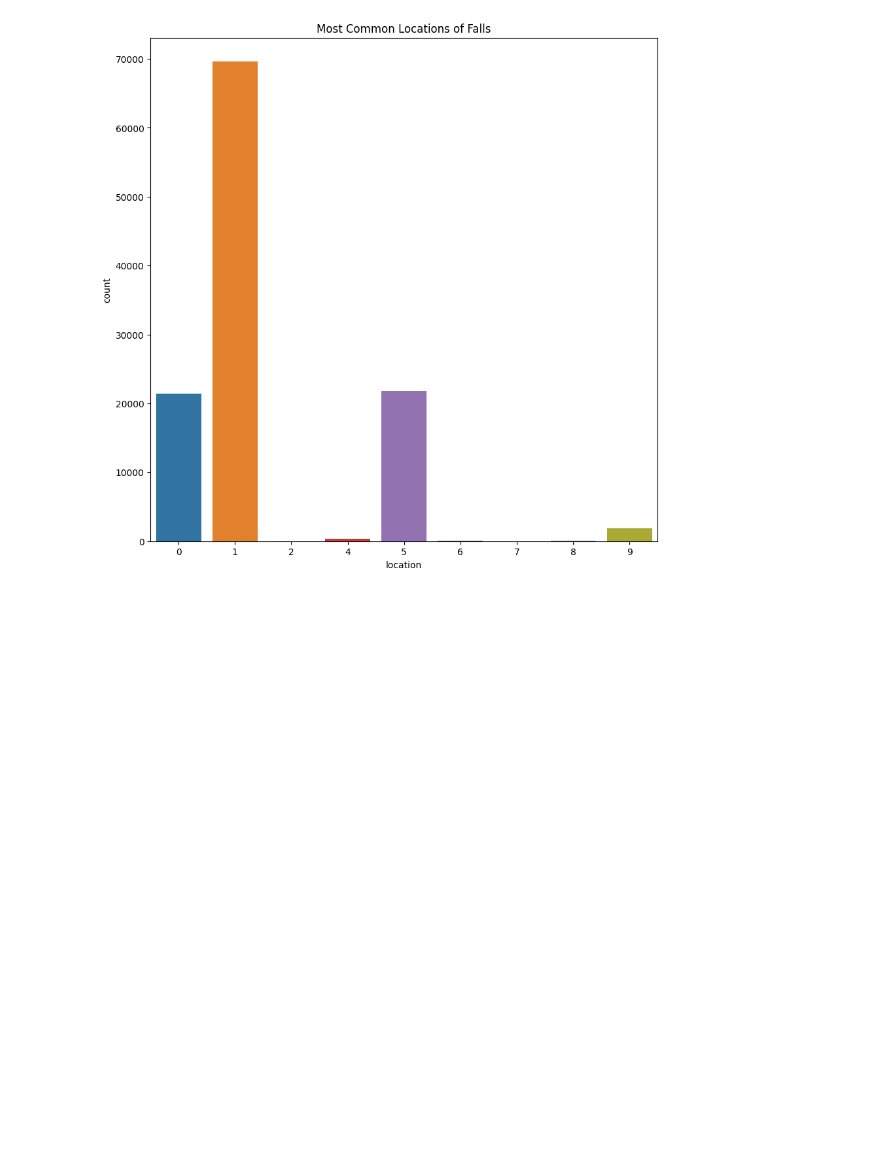
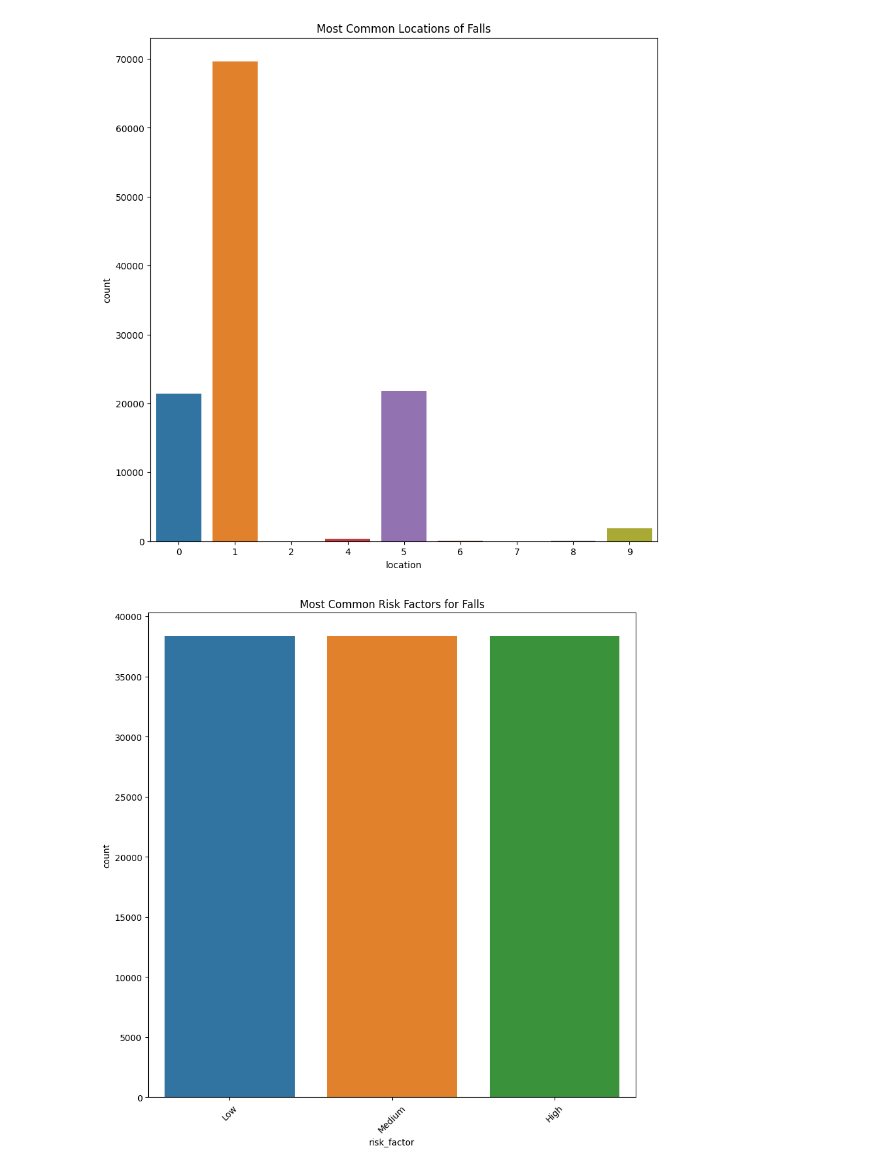
Before and after one commit to magoo34/AD-Attack-Defense, a Jupyter notebook: Unsupervised_Wisdom_Explore_Medical_Narratives_on_Older_Adult_Falls.ipynb, the cells around one changed output. Drawn from its saved outputs; the diff is of its cells as text; code cells hidden in the pictures; blank space fills up the shorter version.

```diff
--- a/Unsupervised_Wisdom_Explore_Medical_Narratives_on_Older_Adult_Falls.ipynb
+++ b/Unsupervised_Wisdom_Explore_Medical_Narratives_on_Older_Adult_Falls.ipynb
@@ -106,3 +201,17 @@ plt.title('Most Common Locations of Falls')
 plt.show()
 # %% [output]
 [figure]
+# %%
+# Explore the most common risk factors for falls
+
+# Create a new column 'risk_factor' with some sample data
+df['risk_factor'] = ['Low', 'Medium', 'High'] * (len(df) // 3)
+
+# Plot the countplot
+plt.subplots(figsize=(10, 10))
+sns.countplot(data=df, x='risk_factor')
+plt.title('Most Common Risk Factors for Falls')
+plt.xticks(rotation=45)
+plt.show()
+# %% [output]
+[figure, added]
```
Also changed, not shown: parts of 6 cells of this notebook.
